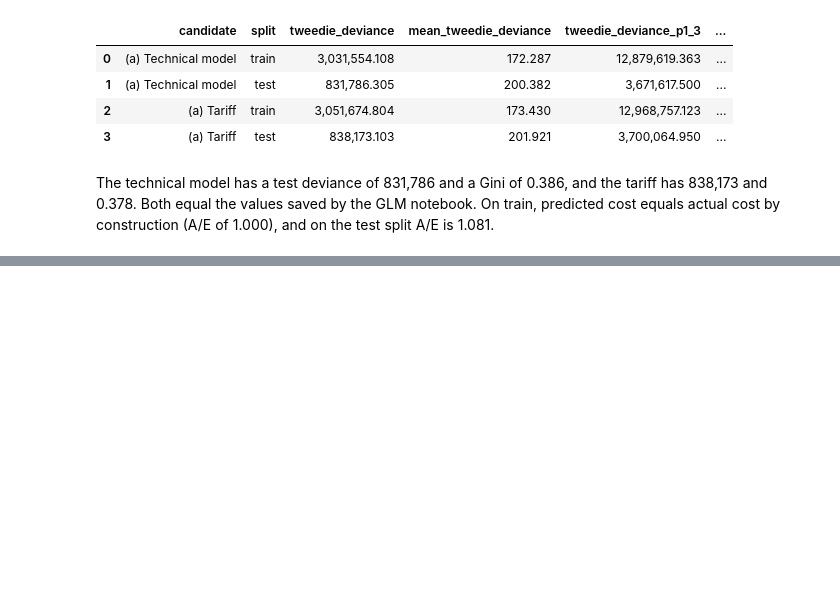
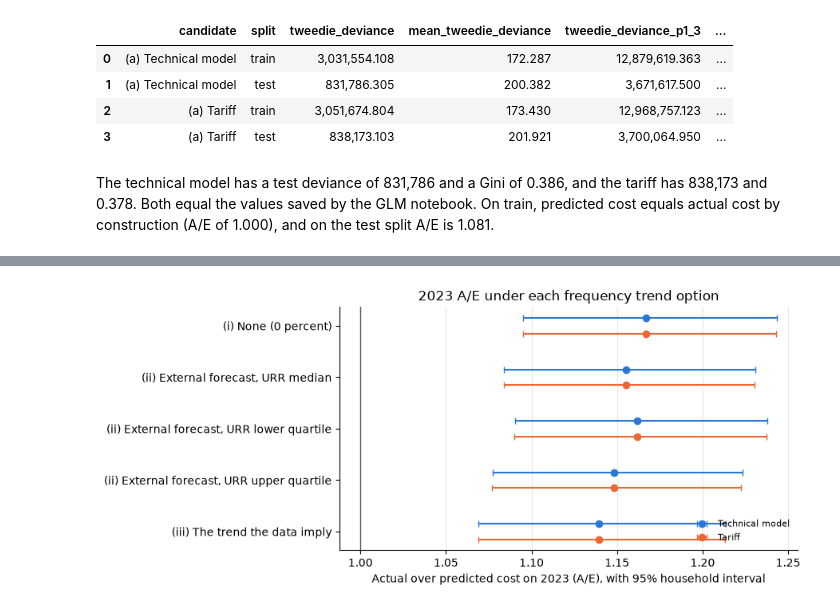
Before and after one commit to asudarmo/health-pricing-meps, a Jupyter notebook: notebooks/04_monitoring.ipynb, the cells around one changed output, grey strips where cells are left out. Drawn from its saved outputs; the diff is of its cells as text; code cells hidden in the pictures; blank space fills up the shorter version.

```diff
--- a/notebooks/04_monitoring.ipynb
+++ b/notebooks/04_monitoring.ipynb
@@ -120,0 +138,7 @@ split A/E is 1.081.
+# %%
+from health_pricing.data import urr
+from health_pricing.models import figures, trend
+
+external = urr.utilization_trends(urr.read_worksheet1())
+outofsample.save_table(external, "external_trend_urr.csv")
+external
@@ -120,0 +349,35 @@ split A/E is 1.081.
+# %%
+fig, ax = plt.subplots(figsize=(9, 4))
+ax.axvline(1.0, color="#52514e", linewidth=1)
+labels = list(trend_table["option"])
+for offset, model, colour, name in (
+    (-0.15, "technical", "#2a78d6", "Technical model"),
+    (0.15, "tariff", "#eb6834", "Tariff"),
+):
+    ax.errorbar(
+        trend_table[f"{model}_a_e"],
+        [k + offset for k in range(len(labels))],
+        xerr=[
+            trend_table[f"{model}_a_e"] - trend_table[f"{model}_lower_95"],
+            trend_table[f"{model}_upper_95"] - trend_table[f"{model}_a_e"],
+        ],
+        fmt="o",
+        markersize=6,
+        capsize=3,
+        linewidth=1.5,
+        color=colour,
+        label=name,
+    )
+ax.set_yticks(range(len(labels)), labels)
+ax.invert_yaxis()
+ax.set_xlabel("Actual over predicted cost on 2023 (A/E), with 95% household interval")
+ax.set_title("2023 A/E under each frequency trend option")
+ax.legend(frameon=False, fontsize=8, loc="lower right")
+ax.grid(axis="x", color="#e8e8e6", linewidth=0.8)
+for side in ("top", "right"):
+    ax.spines[side].set_visible(False)
+plt.tight_layout()
+figures.save_figure(fig, "ae_by_trend_option", outofsample.OUTPUT_DIR / "figures")
+plt.show()
+# %% [output]
+[figure, added]
```
Also changed, not shown: parts of 19 cells of this notebook, 12 other files.
